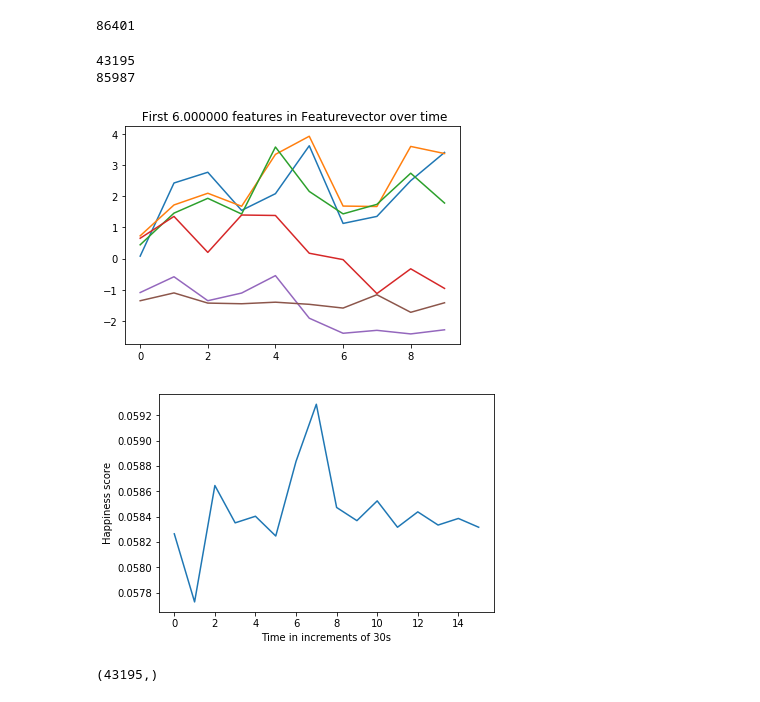
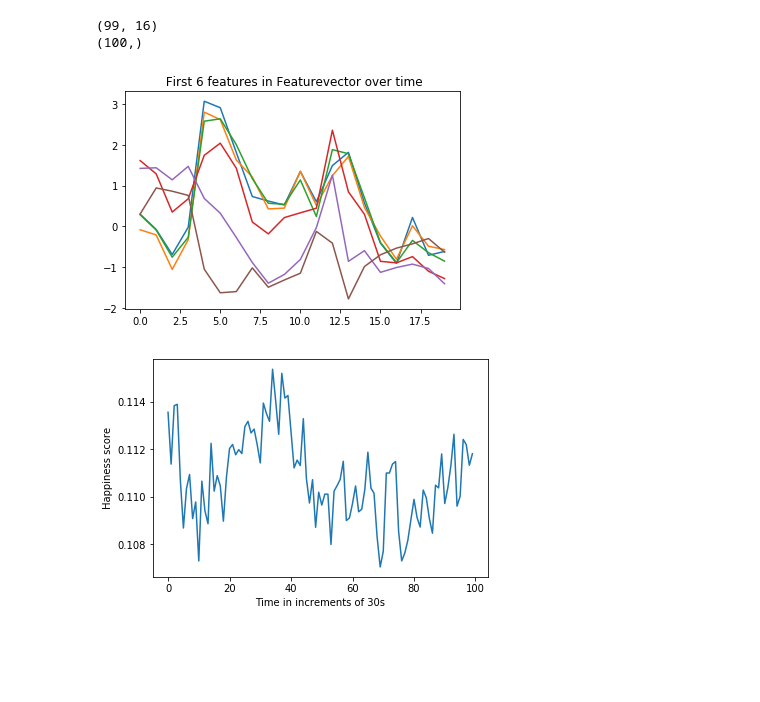
Before and after one commit to emilaz/EmoCog, a Jupyter notebook: EmoCog_Pipeline.ipynb, the cells around one changed output. Saved outputs shown, nothing was run; the diff lists cells and outputs as text; code cells hidden in the pictures; blank space fills up the shorter version.

Commit message:
first version median

```diff
--- a/EmoCog_Pipeline.ipynb
+++ b/EmoCog_Pipeline.ipynb
@@ -32,3 +30,3 @@ NameError: global name 'start' is not defined
 # %%
 #edf_path, emo_path=get_paths(pat_name,sess)
-featuregen=Feature_generator('/data2/users/stepeter/Preprocessing/processed_cb46fd46_4.h5')
+featuregen=Feature_generator('/data2/users/stepeter/Preprocessing/processed_cb46fd46_4.h5', wsize=300)
@@ -53,2 +51,2 @@ Setting up PCA on current data range...
 # %%
-y=lablegen.generate_labels(start=0,end=30000)#,mask=featuregen.mask_bin, sliding_window=sliding)
+y=lablegen.generate_labels(start=0,end=30000,mask=featuregen.mask_bin, sliding_window=sliding)
@@ -92,12 +53,27 @@ som_ob[0]
 # %%
-tot=0
-# for i in range(1,(df.shape[0])):
-#     if (df.loc[i][-1]-df.loc[i-1][-1]).seconds >0:
-#         tot=(df.loc[i][-1]-df.loc[i-1][-1]).seconds
-#         sec= tot/1000
-#         print('seconds passed since last frame: %d, which was on frame %d' % (tot, i), 'which is at', df.loc[i][-1])
-tot=0
-for i in range(1,3481):
-    if df.loc[i][0]-df.loc[i-1][0] >1:
-        print('hoppla')
-tot
+# ##all for debugging purposes
+# # df=pd.read_csv('/home/emil/data/hdf_data/cb46fd46_8_realtime.csv',error_bad_lines=False, low_memory=False,parse_dates=['realtime'])
+
+# # df['realtime'][:]
+
+# # som_ob=df['realtime'][1:]-df['realtime'][:-1]
+# # som_ob[0]
+
+# # tot=0
+# # # for i in range(1,(df.shape[0])):
+# # #     if (df.loc[i][-1]-df.loc[i-1][-1]).seconds >0:
+# # #         tot=(df.loc[i][-1]-df.loc[i-1][-1]).seconds
+# # #         sec= tot/1000
+# # #         print('seconds passed since last frame: %d, which was on frame %d' % (tot, i), 'which is at', df.loc[i][-1])
+# # tot=0
+# # for i in range(1,3481):
+# #     if df.loc[i][0]-df.loc[i-1][0] >1:
+# #         print('hoppla')
+# # tot
+
+# # df['Happy_predicted'].value_counts()
+
+# import h5py
+# scrrr=h5py.File('/data2/users/stepeter/Preprocessing/processed_cb46fd46_4.h5')
+
+# scrrr['dataset'].shape[1]/500
@@ -148,26 +80,22 @@ scrrr=h5py.File('/data2/users/stepeter/Preprocessing/processed_cb46fd46_4.h5')
-# %%
-scrrr['dataset'].shape[1]/500
-# %% [output]
-86401
-# %%
-print(featuregen.data.shape[1]/500)
-print(lablegen.df.shape[0]/30)
-# %% [output]
-43195
-85987
+# %%
+print(x.shape)
+print(y.shape)
+# %% [output]
+(99, 16)
+(100,)
 # %%
 ran=6
 for i in range(ran):
-    plt.plot(featuregen.curr_data[:10,i])
-plt.title(' First %f features in Featurevector over time' % ran)
+    plt.plot(featuregen.curr_data[:20,i])
+plt.title(' First %d features in Featurevector over time' % ran)
 plt.show()
 plt.plot(y)
 plt.xlabel('Time in increments of 30s')
 plt.ylabel('Happiness score')
 plt.show()
 # %% [output]
-[figure, old version]
+[figure, new version]
-[figure, old version]
+[figure, new version]
 # %%
 # TODO Median
 #Try median
@@ -177,8 +105,6 @@ x_ev=featuregen.generate_features(start=36000,end=40000,train=False,sliding_wind
 y_ev=lablegen.generate_labels(start=36000,end=40000,sliding_window=sliding, mask=featuregen.mask_bin)
 # %%
 featuregen.mask_bin.shape
-# %% [output]
-(43195,)
 # %%
 print(y.shape)
 print(y_ev.shape)
```
Also changed, not shown: parts of 22 cells of this notebook, 8 other files.
